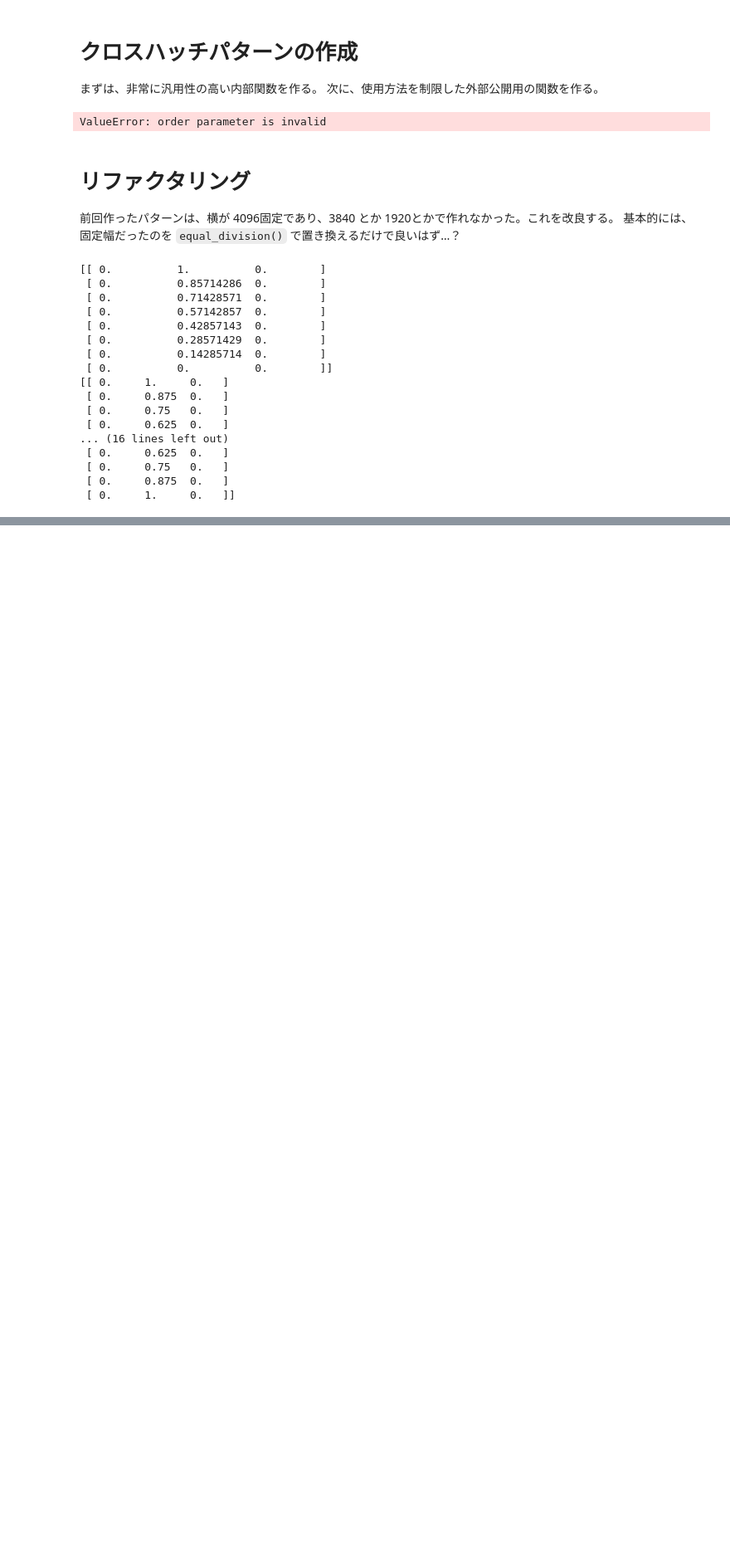
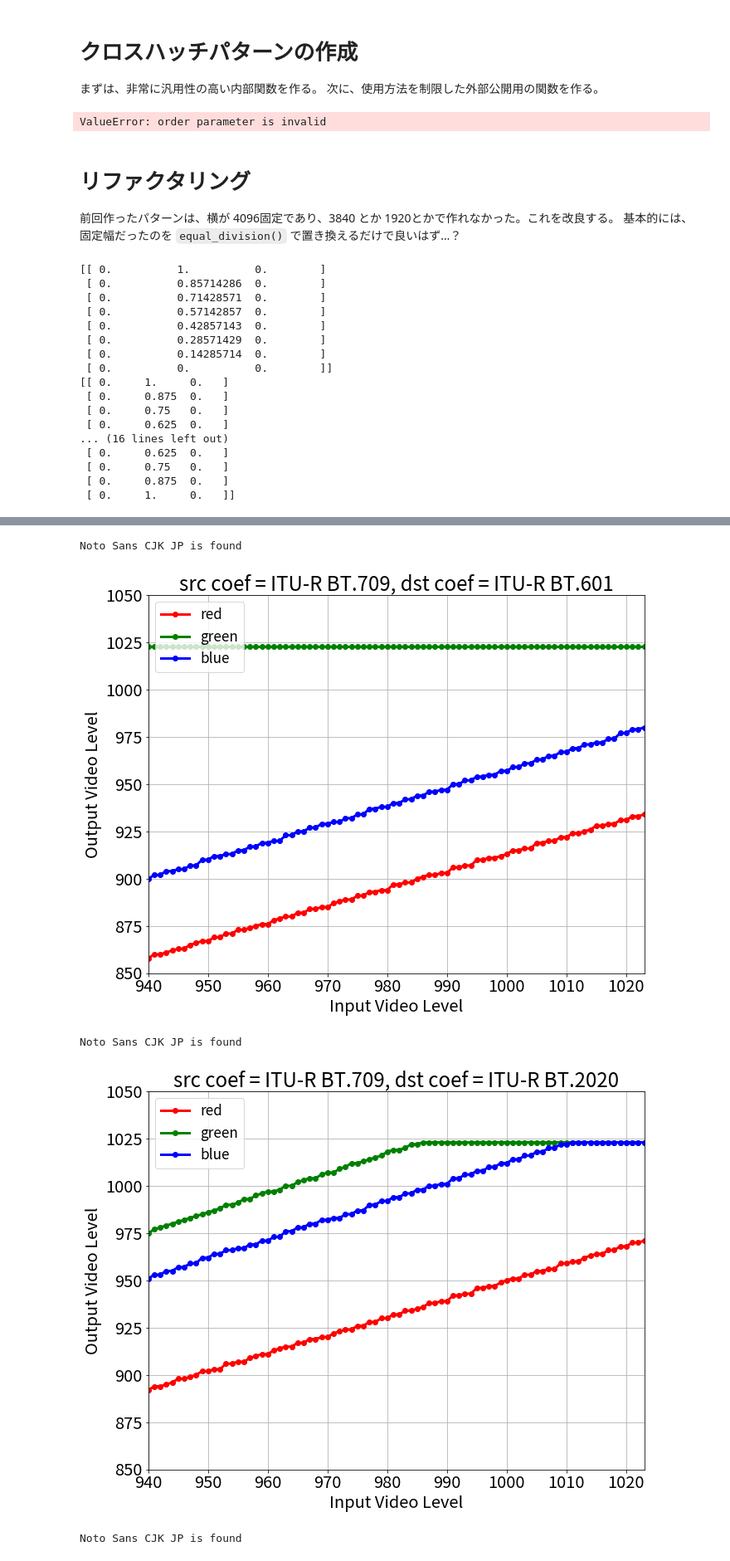
Before and after one commit to toru-ver4/sip, a Jupyter notebook: signal_generation/test_pattern/CheckTestPattern.ipynb, the cells around one changed output, grey strips where cells are left out. Shown at 83% size. Saved outputs shown, nothing was run; the diff lists cells and outputs as text; code cells hidden in the pictures; blank space fills up the shorter version.

```diff
--- a/signal_generation/test_pattern/CheckTestPattern.ipynb
+++ b/signal_generation/test_pattern/CheckTestPattern.ipynb
@@ -98,0 +117,15 @@ print(d)
+# %%
+%matplotlib inline
+import imp
+import gamut_test_pattern as gtp
+imp.reload(gtp)
+gtp._check_clip_level(src='ITU-R BT.709', dst='ITU-R BT.601')
+gtp._check_clip_level(src='ITU-R BT.709', dst='ITU-R BT.2020')
+gtp._check_clip_level(src='ITU-R BT.2020', dst='ITU-R BT.601')
+gtp._check_clip_level(src='ITU-R BT.2020', dst='ITU-R BT.709')
+# %% [output]
+Noto Sans CJK JP is found
+[figure, added]
+Noto Sans CJK JP is found
+[figure, added]
+Noto Sans CJK JP is found
```
Also changed, not shown: parts of 2 cells of this notebook, 1 other file.
